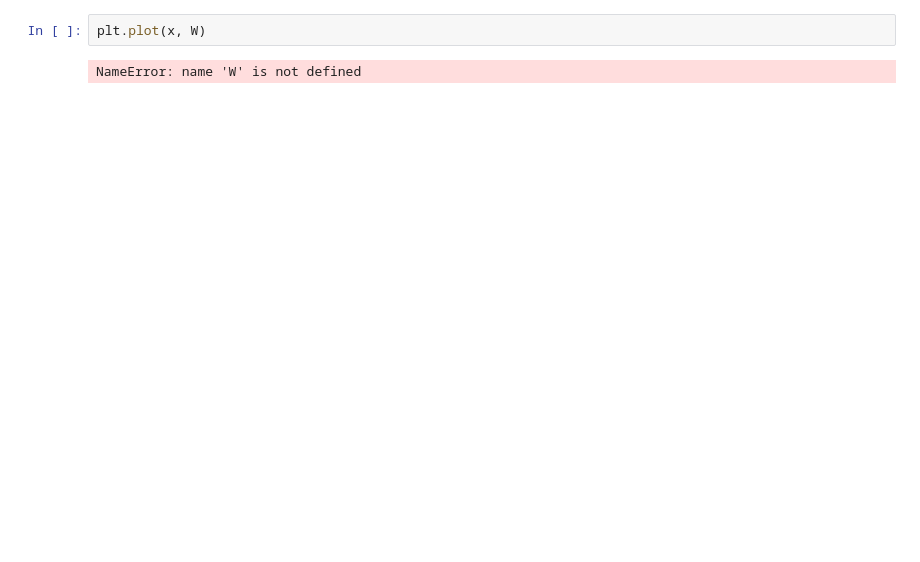
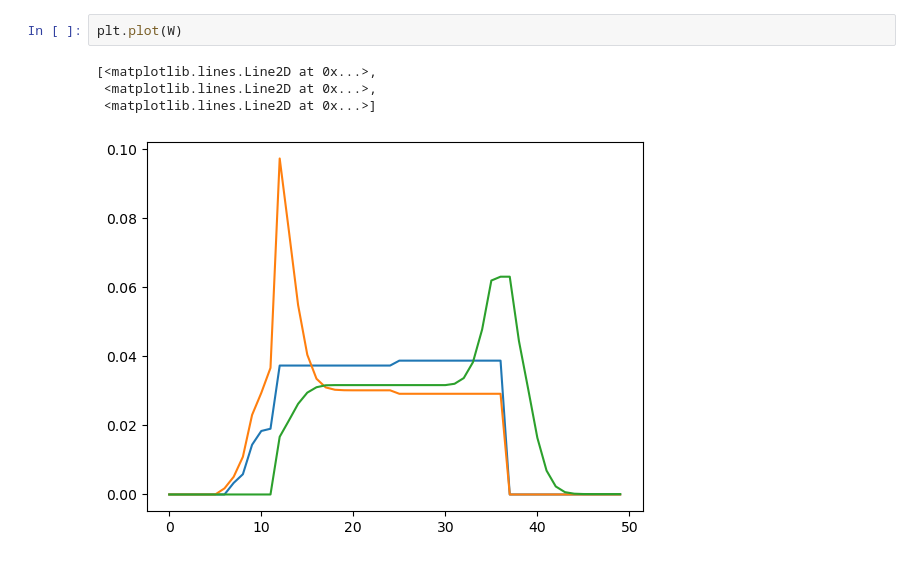
Before and after one commit to waqasbinhamed/numf, a Jupyter notebook: toy_example.ipynb, the cells around one changed output. Cells and saved outputs as stored; diff of their text form; blank space fills up the shorter version.

```diff
--- a/toy_example.ipynb
+++ b/toy_example.ipynb
@@ -50,4 +60,7 @@ pvals = get_peaks(M, 2)
 # %%
-plt.plot(x, W)
+plt.plot(W)
 # %% [output]
-NameError: name 'W' is not defined
+[<matplotlib.lines.Line2D at 0x...>,
+ <matplotlib.lines.Line2D at 0x...>,
+ <matplotlib.lines.Line2D at 0x...>]
+[figure, added]
```
Also changed, not shown: parts of 7 cells of this notebook, 3 other files.
